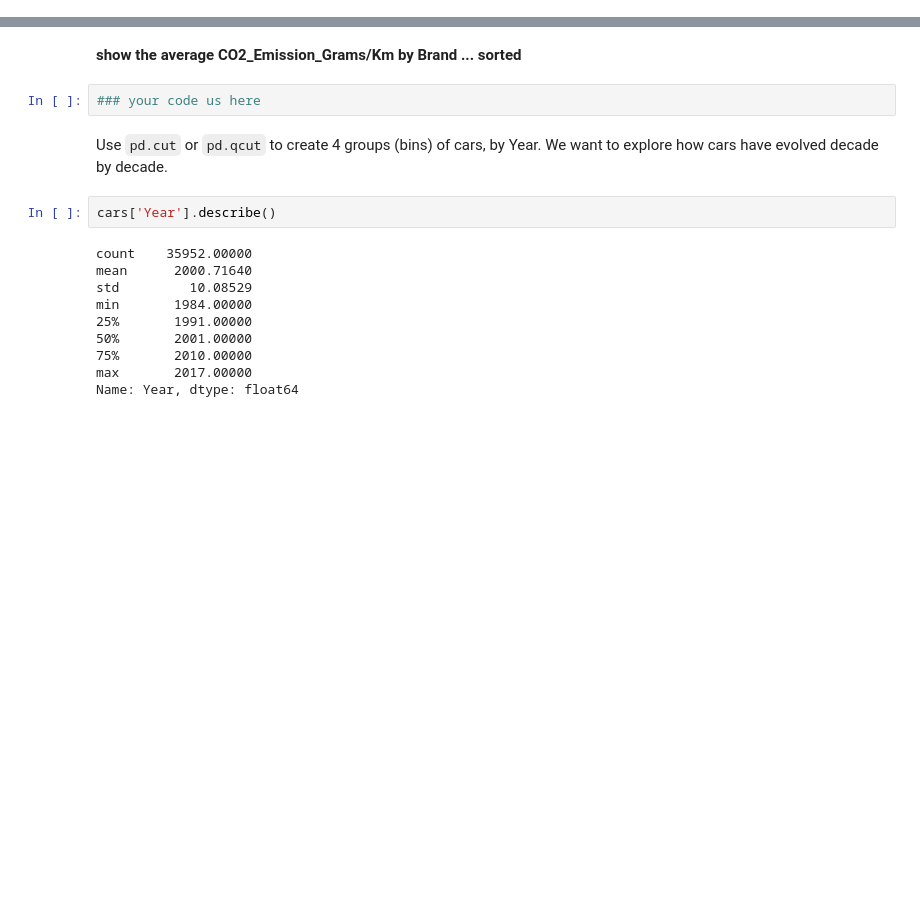
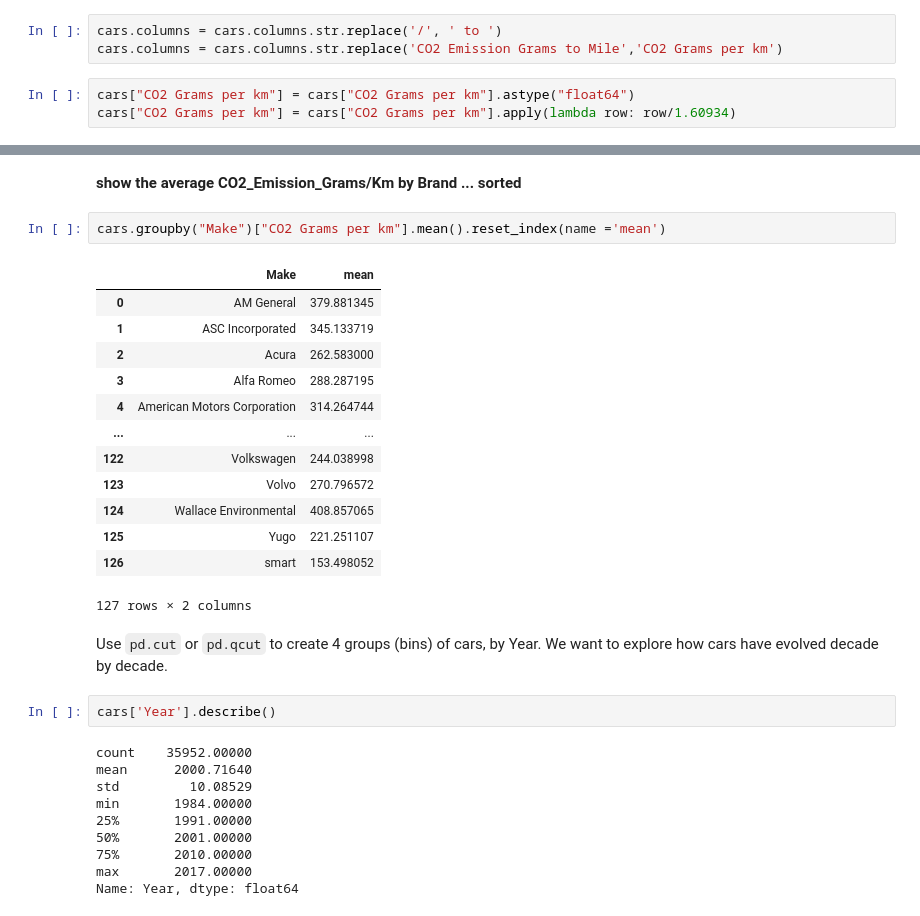
Before and after one commit to esSarah/IronRoth, a Jupyter notebook: Pandas/Lab_Pandas_Grouping_Data_Vehicles.ipynb, the cells around one changed output, grey strips where cells are left out. Drawn from its saved outputs; the diff is of its cells as text; blank space fills up the shorter version.

```diff
--- a/Pandas/Lab_Pandas_Grouping_Data_Vehicles.ipynb
+++ b/Pandas/Lab_Pandas_Grouping_Data_Vehicles.ipynb
@@ -49,0 +72,6 @@ What brand has the most cars?
+# %%
+cars.columns = cars.columns.str.replace('/', ' to ')
+cars.columns = cars.columns.str.replace('CO2 Emission Grams to Mile','CO2 Grams per km')
+# %%
+cars["CO2 Grams per km"] = cars["CO2 Grams per km"].astype("float64")
+cars["CO2 Grams per km"] = cars["CO2 Grams per km"].apply(lambda row: row/1.60934)
@@ -50,7 +92,21 @@ What brand has the most cars?
 # %% [markdown]
 <b>show the average CO2_Emission_Grams/Km  by Brand ... sorted
-# %%
-### your code us here
+# %%
+cars.groupby("Make")["CO2 Grams per km"].mean().reset_index(name ='mean')
+# %% [output]
+|  | Make | mean |
+| 0 | AM General | 379.881345 |
+| 1 | ASC Incorporated | 345.133719 |
+| 2 | Acura | 262.583000 |
+| 3 | Alfa Romeo | 288.287195 |
+| 4 | American Motors Corporation | 314.264744 |
+| ... | ... | ... |
+| 122 | Volkswagen | 244.038998 |
+| 123 | Volvo | 270.796572 |
+| 124 | Wallace Environmental | 408.857065 |
+| 125 | Yugo | 221.251107 |
+| 126 | smart | 153.498052 |
+127 rows × 2 columns
 # %% [markdown]
 Use `pd.cut` or `pd.qcut` to create 4 groups (bins) of cars, by Year. We want to explore how cars have evolved decade by decade.
 # %%
```
Also changed, not shown: parts of 8 cells of this notebook, 3 other files.
